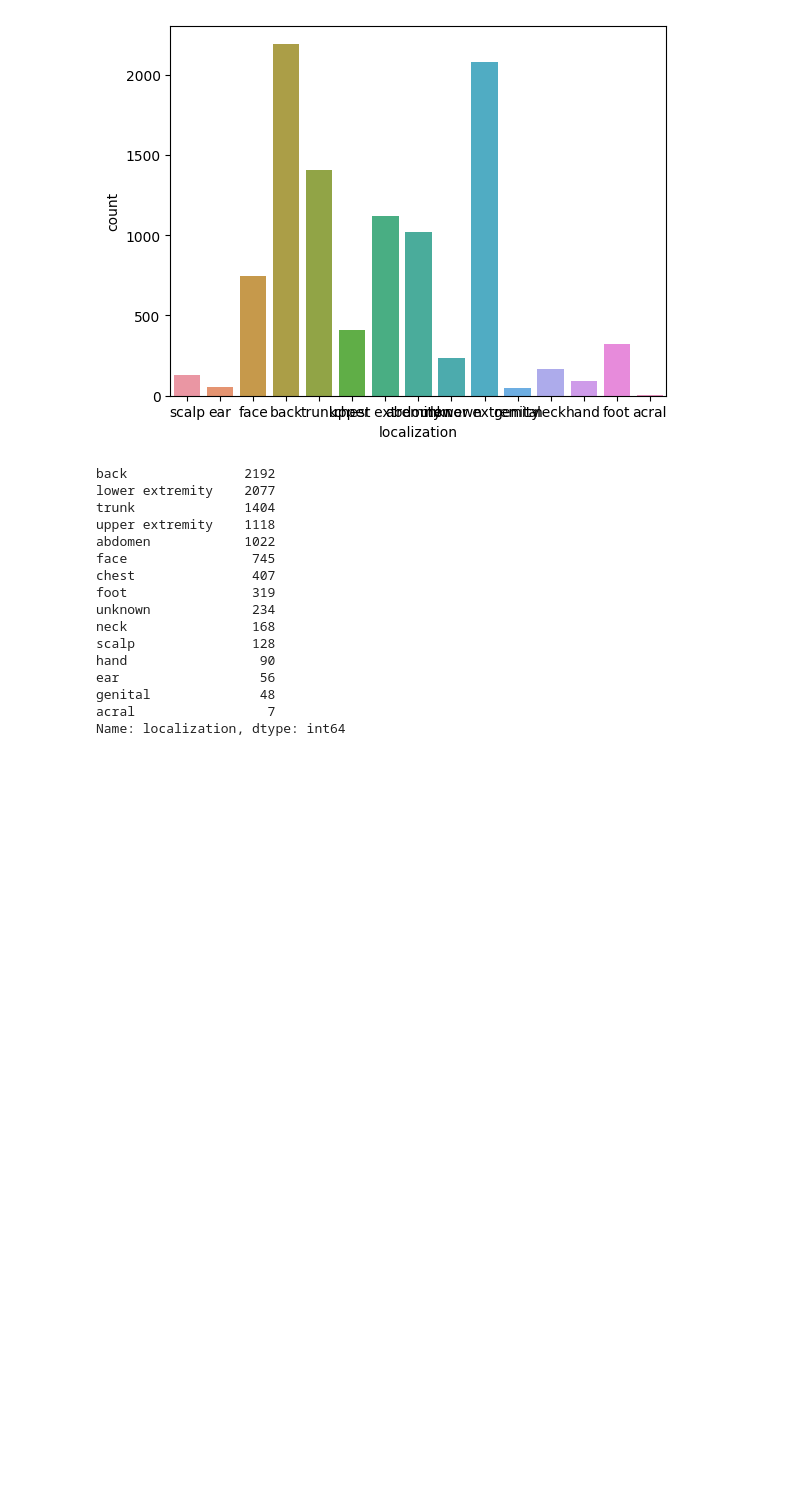
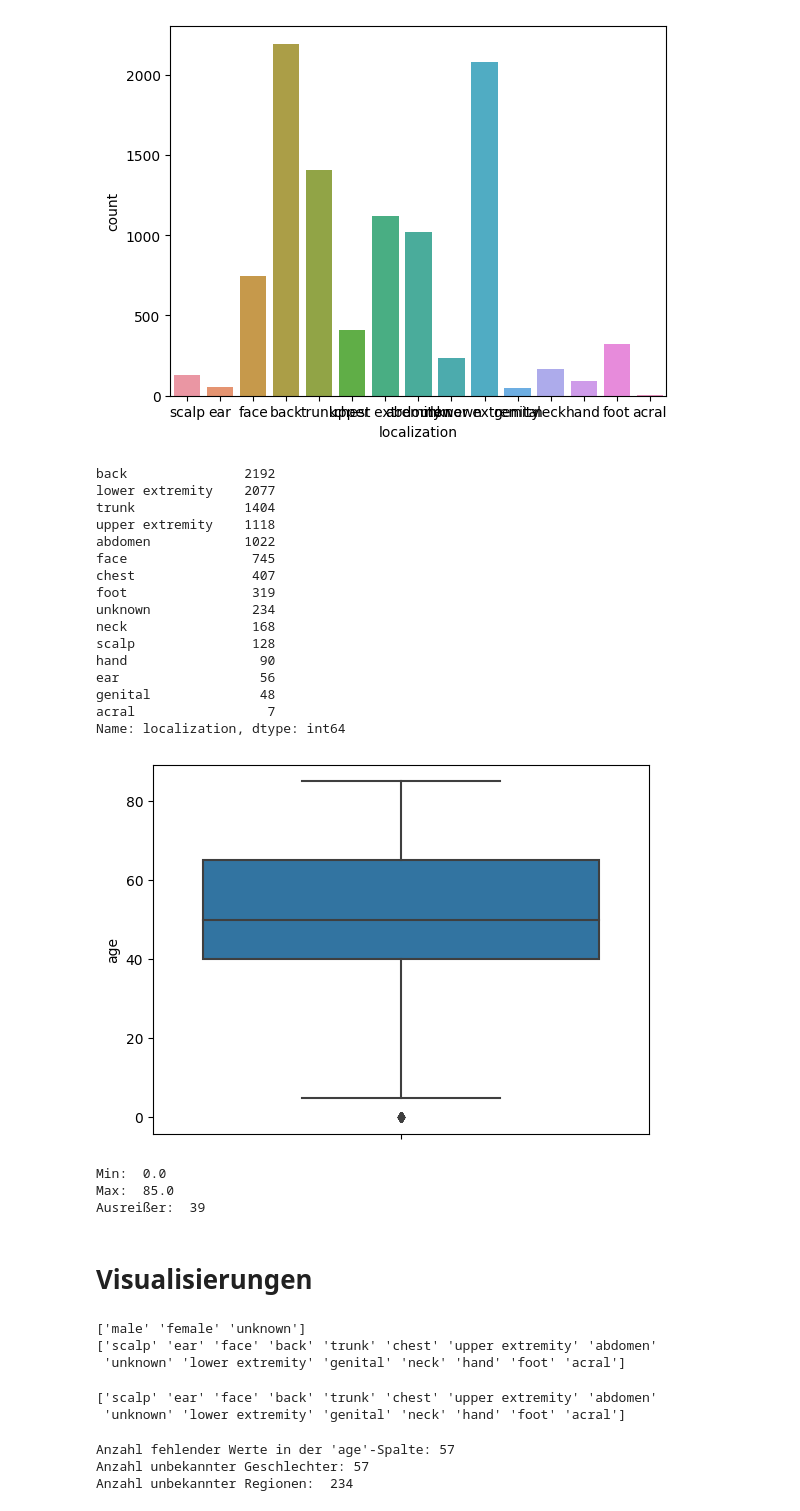
Before and after one commit to Check-Your-Skin/checkyourskin-ml_model, a Jupyter notebook: Colab_Test.ipynb, the cells around one changed output. Saved outputs shown, nothing was run; the diff lists cells and outputs as text; code cells hidden in the pictures; blank space fills up the shorter version.

Commit message:
add data visualizations & one hot encoding

```diff
--- a/Colab_Test.ipynb
+++ b/Colab_Test.ipynb
@@ -64,3 +96,22 @@ ear                  56
 genital              48
 acral                 7
 Name: localization, dtype: int64
+# %%
+res = seaborn.boxplot(y=df['age'])
+plt.show()
+# %% [output]
+[figure, added]
+# %%
+print("Min: ", df['age'].min())
+print("Max: ", df['age'].max())
+
+q1 = df['age'].quantile(0.25)
+q3 = df['age'].quantile(0.75)
+
+iqa = q3 - q1 #interquartilsabstand
+outliers = df[(df['age']< q1-1.5*iqa) | (df['age']> q3+1.5*iqa)]
+print("Ausreißer: ", len(outliers))
+# %% [output]
+Min:  0.0
+Max:  85.0
+Ausreißer:  39
@@ -66,0 +125,33 @@ Name: localization, dtype: int64
+# %% [markdown]
+# Visualisierungen
+# %%
+sex_var = df['sex'].unique()
+print(sex_var)
+count_sex_unknown = 0
+
+for value in df['sex']:
+    if value == 'unknown':
+        count_sex_unknown += 1
+# %% [output]
+['male' 'female' 'unknown']
+['scalp' 'ear' 'face' 'back' 'trunk' 'chest' 'upper extremity' 'abdomen'
+ 'unknown' 'lower extremity' 'genital' 'neck' 'hand' 'foot' 'acral']
+# %%
+localization_var = df['localization'].unique()
+print(localization_var)
+count_local_unknown = 0
+
+for value in df['localization']:
+  if value == 'unknown':
+    count_local_unknown += 1
+# %% [output]
+['scalp' 'ear' 'face' 'back' 'trunk' 'chest' 'upper extremity' 'abdomen'
+ 'unknown' 'lower extremity' 'genital' 'neck' 'hand' 'foot' 'acral']
+# %%
+print("Anzahl fehlender Werte in der 'age'-Spalte:", count_age)
+print("Anzahl unbekannter Geschlechter:", count_sex_unknown)
+print("Anzahl unbekannter Regionen: ", count_local_unknown)
+# %% [output]
+Anzahl fehlender Werte in der 'age'-Spalte: 57
+Anzahl unbekannter Geschlechter: 57
+Anzahl unbekannter Regionen:  234
```
Also changed, not shown: parts of 8 cells of this notebook.
